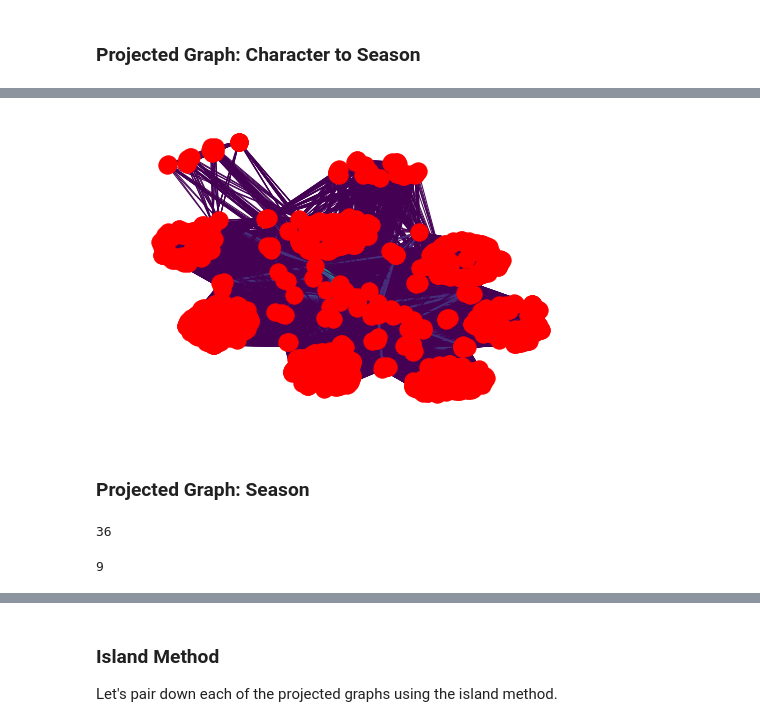
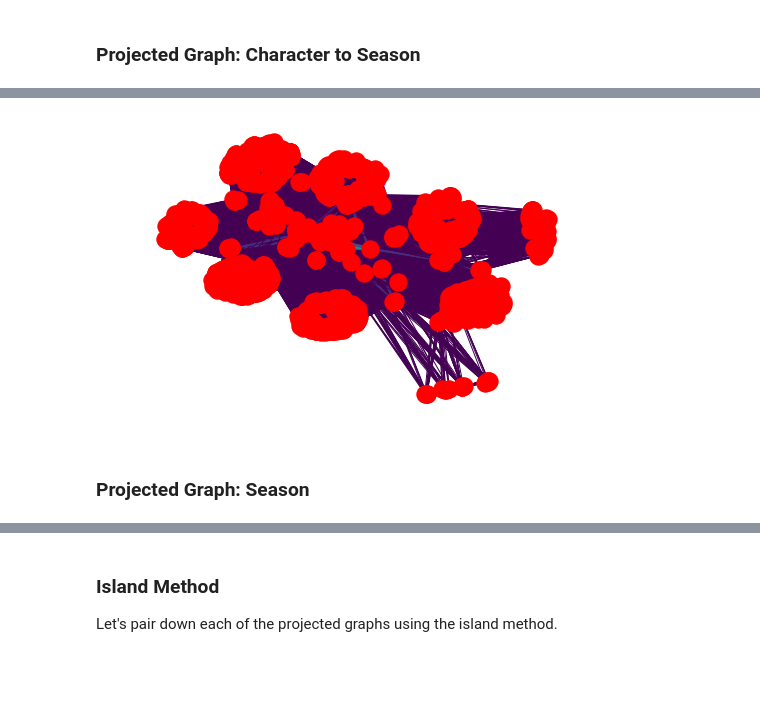
Before and after one commit to wwells/CUNY_DATA_620_GROUP, a Jupyter notebook: Final_Project/Seinfeld_SNA.ipynb, the cells around one changed output, grey strips where cells are left out. Saved outputs shown, nothing was run; the diff lists cells and outputs as text; code cells hidden in the pictures; blank space fills up the shorter version.

```diff
--- a/Final_Project/Seinfeld_SNA.ipynb
+++ b/Final_Project/Seinfeld_SNA.ipynb
@@ -140,4 +202,8 @@ def island_method(g, iterations=5):
 def show_island_graphs(g_island,threshold,labels):
     g_weights = [math.log(float(edata['weight'])) for f, t, edata in g_island[threshold][1].edges(data=True)]
     nx.draw_spring(g_island[threshold][1], width=g_weights, edge_color=g_weights, with_labels=labels)
+# %%
+def make_draw_projected_graph(g, labels):
+    weights_graph = [float(edata['weight']) for f, t, edata in g.edges(data=True)]
+    nx.draw_spring(g, width=weights_graph, edge_color=weights_graph, with_labels=labels)
 # %% [markdown]
@@ -186,2 +250,0 @@ node_values_cast = list(sf_cast_group.Actor.values) + list(sf_cast_group.season.
-# %%
-characters_season.add_nodes_from(node_values_cast)
@@ -191,2 +250,0 @@ edges_tuples_cast = [tuple(x) for x in sf_cast_group.values]
-# %%
-characters_season.add_weighted_edges_from(edges_tuples_cast)
@@ -231,7 +278,7 @@ weights_character_graph = [float(edata['weight']) for f, t, edata in character_g
-# %%
-nx.draw_spring(character_graph, width=weights_character_graph, edge_color=weights_character_graph, with_labels=False)
-# %% [output]
-[figure, removed]
+# %%
+make_draw_projected_graph(character_graph, False)
+# %% [output]
+[figure, added]
 # %% [markdown]
 <h3> Projected Graph: Season</h3>
 # %%
@@ -241,12 +288,4 @@ nx.draw_spring(character_graph, width=weights_character_graph, edge_color=weight
 season_graph = bi.weighted_projected_graph(characters_season, list(sf_cast_group.season.values), ratio=False)
 # %%
 season_graph = list(nx.connected_component_subgraphs(season_graph))[0]
-# %%
-season_graph.number_of_edges()
-# %% [output]
-36
-# %%
-season_graph.number_of_nodes()
-# %% [output]
-9
 # %%
```
Also changed, not shown: parts of 37 cells of this notebook.
